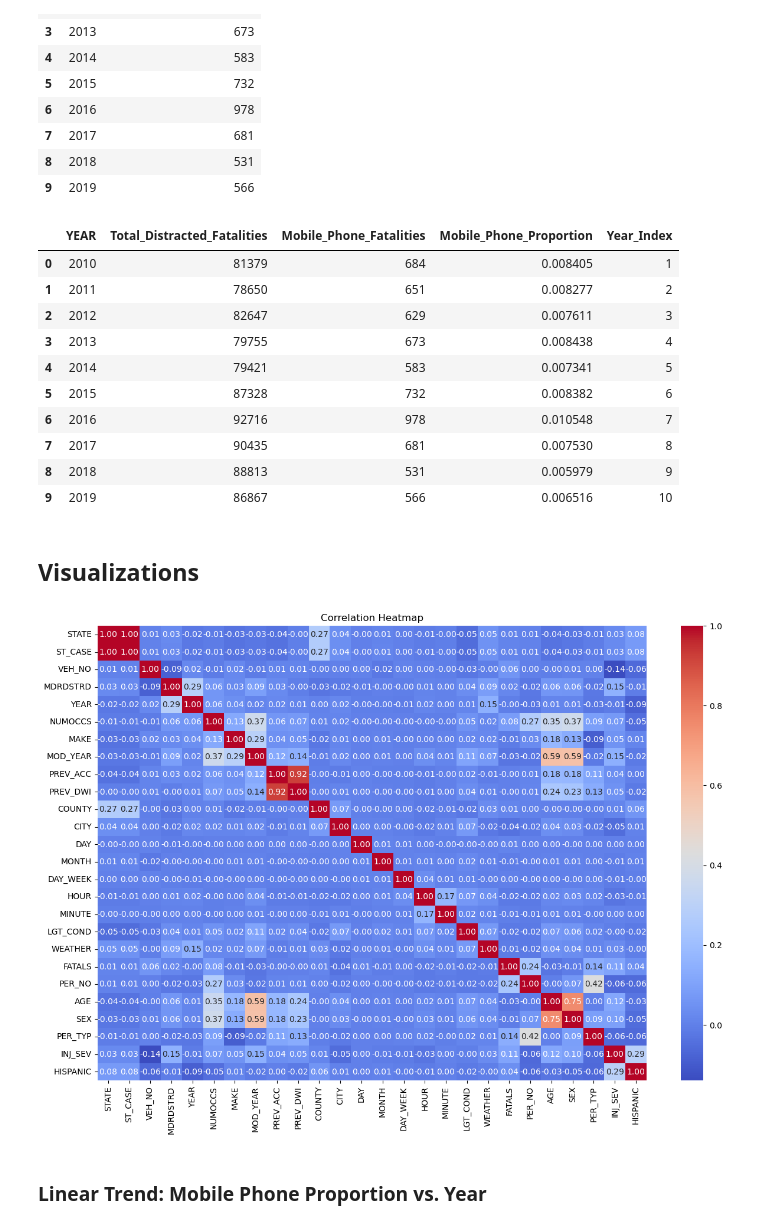
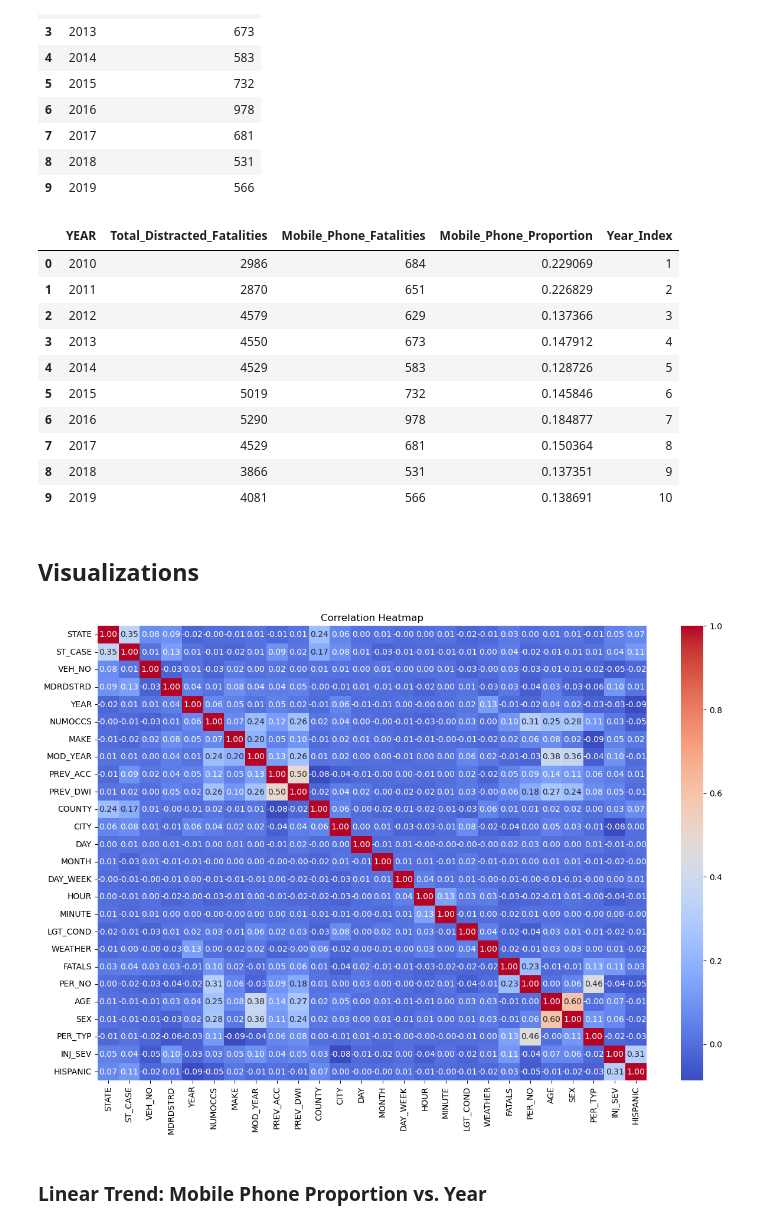
Before and after one commit to ikathuria/DistractedDrivingFatalities, a Jupyter notebook: preprocess_data.ipynb, the cells around one changed output. Drawn from its saved outputs; the diff is of its cells as text; code cells hidden in the pictures.

```diff
--- a/preprocess_data.ipynb
+++ b/preprocess_data.ipynb
@@ -110,7 +120,9 @@ df.head()
 ## Preprocessing
 # %%
 # Convert to minimal dtypes
-for col in ['YEAR', 'DRDISTRACT', 'PERTYP']:
-    if col in df.columns:
+for col in df.columns:
+    try:
         df[col] = df[col].astype('int16')
-df['FATALS'] = df['FATALS'].astype('int8')
+    except Exception as e:
+        print(f'Failed for column: {col} because of err: {e}')
+        pass
@@ -118,9 +142,9 @@ df['FATALS'] = df['FATALS'].astype('int8')
 # 1. Map codes to categories in the main DataFrame
 def apply_distraction_category(row):
 	for category, codes in C.distraction_categories.items():
-		if row['MDRDSTRD'] in codes:
+		if int(row['MDRDSTRD']) in codes:
 			return category
-	return 'Unknown'
+	print(f"Unmapped code found: {row['MDRDSTRD']}")
 
 df_fatal_drivers = df.copy()
 df_fatal_drivers['DISTRACT_GROUP'] = df_fatal_drivers.apply(apply_distraction_category, axis=1)
@@ -136,6 +160,6 @@ df_fatal_drivers.head()
 # %%
 # 2. Filter out 'Unknown'/'Not Distracted' for proportional analysis
 # Assuming 'Unknown' covers code 0 (Not Distracted) and other non-distraction codes
-df_distracted = df_fatal_drivers[df_fatal_drivers['DISTRACT_GROUP'] != 'Unknown'].copy()
+df_distracted = df_fatal_drivers[df_fatal_drivers['DISTRACT_GROUP'] != 'Not Distracted/Unknown'].copy()
 df_distracted.shape
 # %% [output]
@@ -186,29 +220,30 @@ summary_final['Mobile_Phone_Proportion'] = (
     summary_final['Total_Distracted_Fatalities']
 )
 summary_final['Year_Index'] = summary_final['YEAR'] - summary_final['YEAR'].min() + 1
+summary_final.to_csv(C.SUMMARY_DATA_PATH, index=False)
 summary_final
 # %% [output]
 |  | YEAR | Total_Distracted_Fatalities | Mobile_Phone_Fatalities | Mobile_Phone_Proportion | Year_Index |
-| 0 | 2010 | 81379 | 684 | 0.008405 | 1 |
-| 1 | 2011 | 78650 | 651 | 0.008277 | 2 |
-| 2 | 2012 | 82647 | 629 | 0.007611 | 3 |
-| 3 | 2013 | 79755 | 673 | 0.008438 | 4 |
-| 4 | 2014 | 79421 | 583 | 0.007341 | 5 |
-| 5 | 2015 | 87328 | 732 | 0.008382 | 6 |
-| 6 | 2016 | 92716 | 978 | 0.010548 | 7 |
-| 7 | 2017 | 90435 | 681 | 0.007530 | 8 |
-| 8 | 2018 | 88813 | 531 | 0.005979 | 9 |
-| 9 | 2019 | 86867 | 566 | 0.006516 | 10 |
+| 0 | 2010 | 2986 | 684 | 0.229069 | 1 |
+| 1 | 2011 | 2870 | 651 | 0.226829 | 2 |
+| 2 | 2012 | 4579 | 629 | 0.137366 | 3 |
+| 3 | 2013 | 4550 | 673 | 0.147912 | 4 |
+| 4 | 2014 | 4529 | 583 | 0.128726 | 5 |
+| 5 | 2015 | 5019 | 732 | 0.145846 | 6 |
+| 6 | 2016 | 5290 | 978 | 0.184877 | 7 |
+| 7 | 2017 | 4529 | 681 | 0.150364 | 8 |
+| 8 | 2018 | 3866 | 531 | 0.137351 | 9 |
+| 9 | 2019 | 4081 | 566 | 0.138691 | 10 |
 # %% [markdown]
 ## Visualizations
 # %%
 # Heatmap of correlations
 plt.figure(figsize=(15, 10))
-sns.heatmap(df.corr(), annot=True, fmt=".2f", cmap='coolwarm')
+sns.heatmap(df_distracted.drop('DISTRACT_GROUP', axis=1).corr(), annot=True, fmt=".2f", cmap='coolwarm')
 plt.title('Correlation Heatmap')
 plt.show()
 # %% [output]
-[figure, old version]
+[figure, new version]
 # %% [markdown]
 ### Linear Trend: Mobile Phone Proportion vs. Year
 # %%
```
Also changed, not shown: parts of 8 cells of this notebook, 3 other files.
